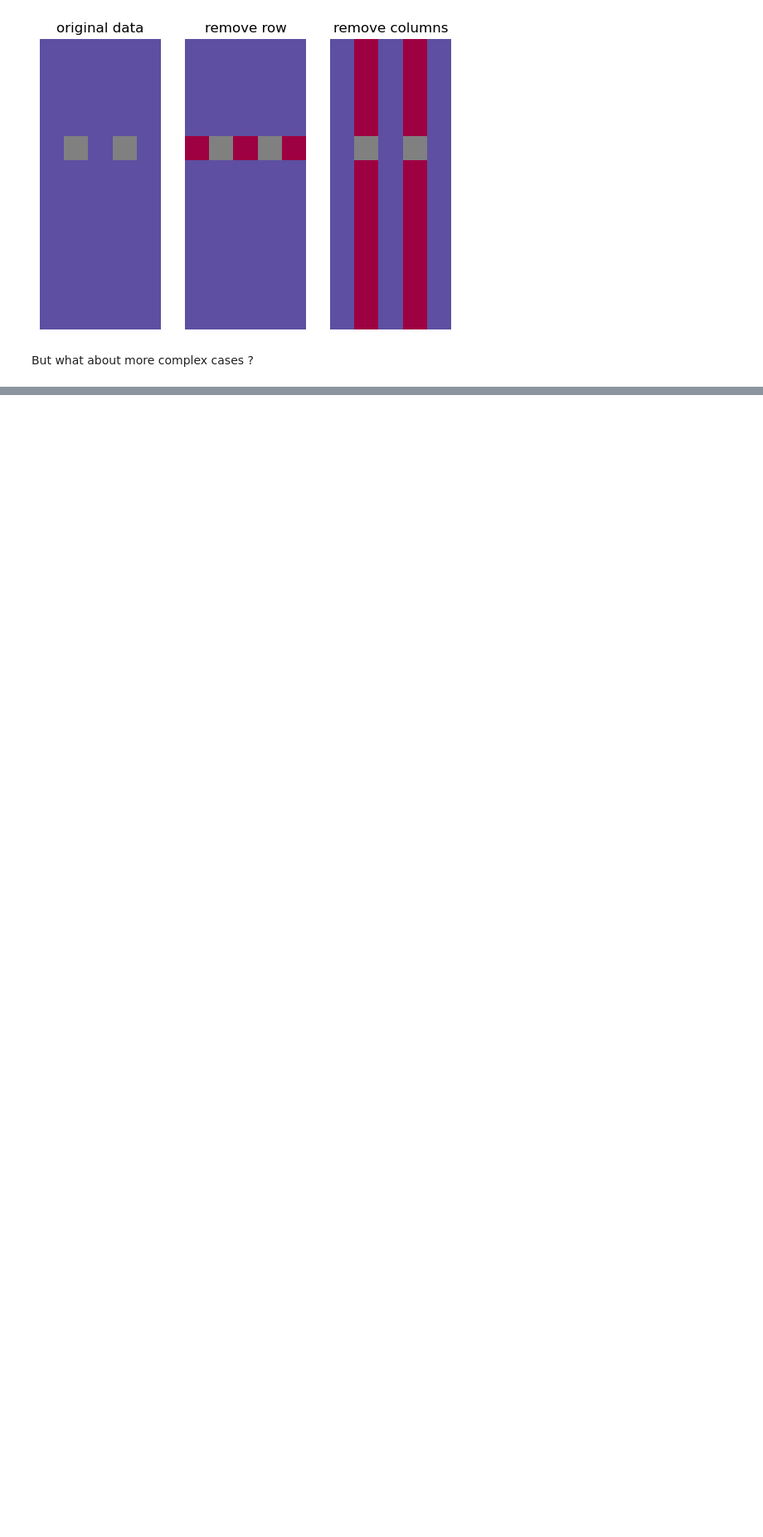
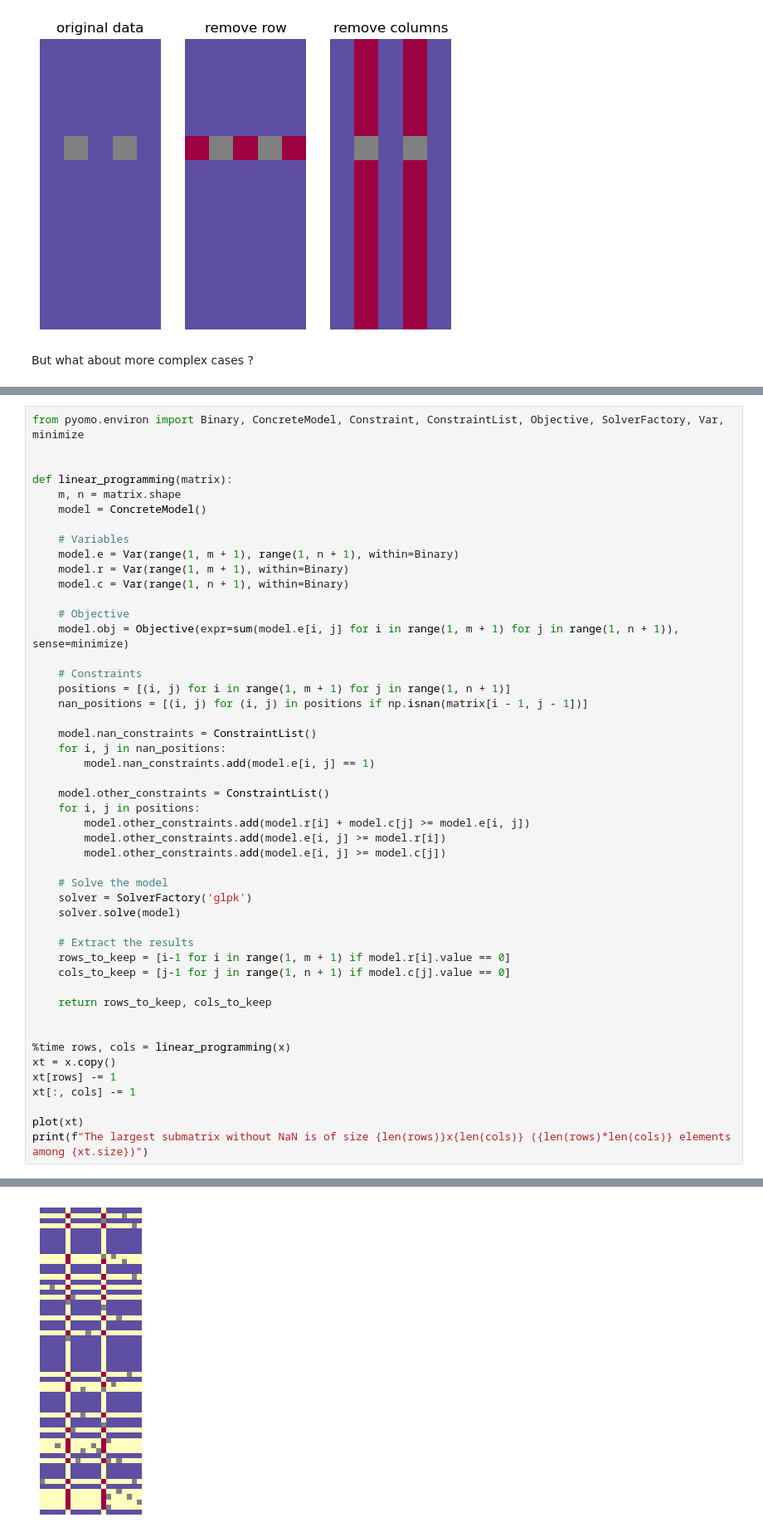
Before and after one commit to CyrilJl/OptiMask, a Jupyter notebook: notebooks/Optimask.ipynb, the cells around one changed output, grey strips where cells are left out. Shown at 83% size. Drawn from its saved outputs; the diff is of its cells as text; blank space fills up the shorter version.

```diff
--- a/notebooks/Optimask.ipynb
+++ b/notebooks/Optimask.ipynb
@@ -137,0 +133,49 @@ Although the number of variables is reduced, the optimization problem becomes mo
+# %%
+from pyomo.environ import Binary, ConcreteModel, Constraint, ConstraintList, Objective, SolverFactory, Var, minimize
+
+
+def linear_programming(matrix):
+    m, n = matrix.shape
+    model = ConcreteModel()
+
+    # Variables
+    model.e = Var(range(1, m + 1), range(1, n + 1), within=Binary)
+    model.r = Var(range(1, m + 1), within=Binary)
+    model.c = Var(range(1, n + 1), within=Binary)
+
+    # Objective
+    model.obj = Objective(expr=sum(model.e[i, j] for i in range(1, m + 1) for j in range(1, n + 1)), sense=minimize)
+
+    # Constraints
+    positions = [(i, j) for i in range(1, m + 1) for j in range(1, n + 1)]
+    nan_positions = [(i, j) for (i, j) in positions if np.isnan(matrix[i - 1, j - 1])]
+
+    model.nan_constraints = ConstraintList()
+    for i, j in nan_positions:
+        model.nan_constraints.add(model.e[i, j] == 1)
+
+    model.other_constraints = ConstraintList()
+    for i, j in positions:
+        model.other_constraints.add(model.r[i] + model.c[j] >= model.e[i, j])
+        model.other_constraints.add(model.e[i, j] >= model.r[i])
+        model.other_constraints.add(model.e[i, j] >= model.c[j])
+
+    # Solve the model
+    solver = SolverFactory('glpk')
+    solver.solve(model)
+
+    # Extract the results
+    rows_to_keep = [i-1 for i in range(1, m + 1) if model.r[i].value == 0]
+    cols_to_keep = [j-1 for j in range(1, n + 1) if model.c[j].value == 0]
+
+    return rows_to_keep, cols_to_keep
+
+
+%time rows, cols = linear_programming(x)
+xt = x.copy()
+xt[rows] -= 1
+xt[:, cols] -= 1
+
+plot(xt)
+print(f"The largest submatrix without NaN is of size {len(rows)}x{len(cols)} ({len(rows)*len(cols)} elements among {xt.size})")
+# %% [output]
@@ -137,0 +184 @@ Although the number of variables is reduced, the optimization problem becomes mo
+[figure, added]
```
Also changed, not shown: parts of 19 cells of this notebook.
